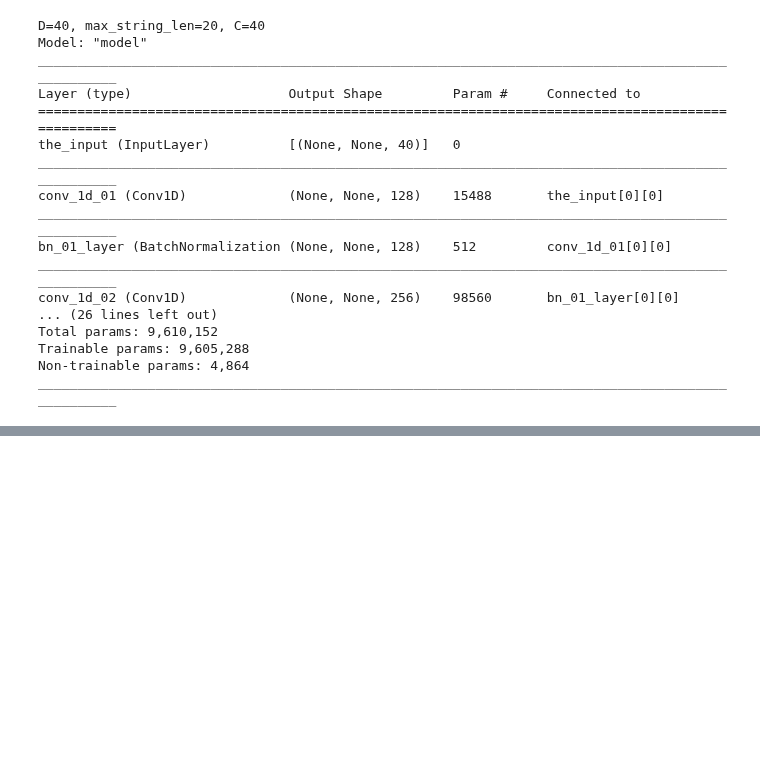
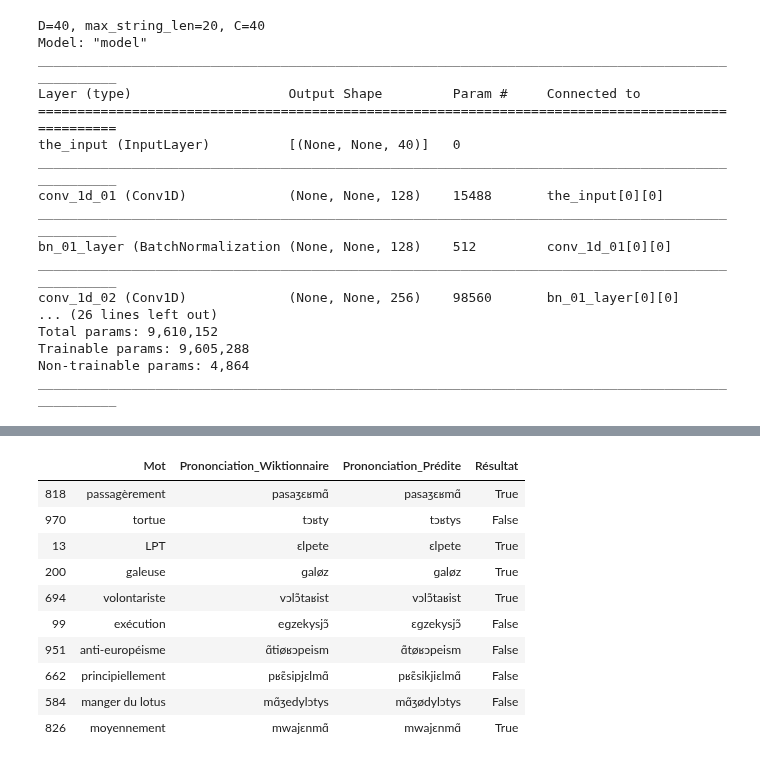
Before and after one commit to marxav/hello-world, a Jupyter notebook: wav2phonemes.ipynb, the cells around one changed output, grey strips where cells are left out. Cells and saved outputs as stored; diff of their text form; code cells hidden in the pictures; blank space fills up the shorter version.

```diff
--- a/wav2phonemes.ipynb
+++ b/wav2phonemes.ipynb
@@ -835,45 +830,51 @@ s = K.ctc_decode(y_pred=res, input_length=input_length[0:res.shape[0]], greedy=T
 # %%
-from IPython.display import Markdown
-from IPython.core.interactiveshell import InteractiveShell
-InteractiveShell.ast_node_interactivity = "all"
+# test NB_TEST_SAMPLES samples
+res = model.predict(X_test[0:NB_TEST_SAMPLES])
+print('res.shape:', res.shape)
+s = K.ctc_decode(y_pred=res, input_length=input_length[0:res.shape[0]], greedy=True)
+#print(s)
 
 n_tested = 0
 n_ok = 0
 n_ko = 0
 results = np.asarray(s[0][0])
-debug_str = '[MOT] /PRONONCIATION WIKTIONNAIRE/ vs /PRONONCIATION PREDITE/<br>'
+
+#print('results.shape:', results.shape)
 
 targets = []
 predictions = []
 
+df_results = pd.DataFrame(columns=['Mot', 'Prononciation_Wiktionnaire', 'Prononciation_Prédite', 'Résultat'])
 for i in range(NB_TEST_SAMPLES):
-    if i%10 != 0:
-        continue
     phonemes = ''
     mot = get_string_from_numpy(mots_test[i])
     prononciation = get_string_from_numpy(prononciations_test[i])
-    #prononciation = phonemes_test[i]
+    prediction_res = True
 
-    debug_str += '[' + mot + '] /' + prononciation + '/ vs '
     for letter in range(results.shape[1]):
         val = results[i, letter]
         if val == -1:
             continue
-        phoneme = index_map[val+1]
+        phoneme = int_2_char[val+1]
         #print('r=',results[n,letter],end=',')
         phonemes += phoneme
     phonemes = phonemes.replace("\'",'')
     targets.append(prononciation)
     predictions.append(phonemes)
-    debug_str += '/' + phonemes + '/'
     n_tested += 1
     if phonemes == prononciation:
-        debug_str += ': <span style="color: #00ff00">ok</span><br>'
         n_ok += 1
     else:
-        debug_str += ': <span style="color: #ff0000">ko</span><br>'
         n_ko += 1
-display (Markdown(debug_str))
+        prediction_res = False
+    df_results = df_results.append({'Mot': mot,
+                                    'Prononciation_Wiktionnaire': prononciation,
+                                    'Prononciation_Prédite': phonemes,
+                                    'Résultat': prediction_res},
+                                   ignore_index=True)
 
 print('n_tested:%d, n_ok:%d, n_ko:%d' % (n_tested, n_ok, n_ko))
+print()
+print('Prediction results: %d%% ok and %d%% ko (out of %d samples tested)' % \
+      (round(n_ok/n_tested*100), round(n_ko/n_tested*100), n_tested))
 # %% [output]
@@ -882 +888,15 @@ n_tested:100, n_ok:64, n_ko:36
+# %%
+df_results.sample(10)
+# %% [output]
+|  | Mot | Prononciation_Wiktionnaire | Prononciation_Prédite | Résultat |
+| 818 | passagèrement | pasaʒɛʁmɑ̃ | pasaʒɛʁmɑ̃ | True |
+| 970 | tortue | tɔʁty | tɔʁtys | False |
+| 13 | LPT | ɛlpete | ɛlpete | True |
+| 200 | galeuse | ɡaløz | ɡaløz | True |
+| 694 | volontariste | vɔlɔ̃taʁist | vɔlɔ̃taʁist | True |
+| 99 | exécution | eɡzekysjɔ̃ | ɛɡzekysjɔ̃ | False |
+| 951 | anti-européisme | ɑ̃tiøʁɔpeism | ɑ̃tøʁɔpeism | False |
+| 662 | principiellement | pʁɛ̃sipjɛlmɑ̃ | pʁɛ̃sikjiɛlmɑ̃ | False |
+| 584 | manger du lotus | mɑ̃ʒedylɔtys | mɑ̃ʒødylɔtys | False |
+| 826 | moyennement | mwajɛnmɑ̃ | mwajɛnmɑ̃ | True |
 # %%
```
Also changed, not shown: parts of 28 cells of this notebook.
